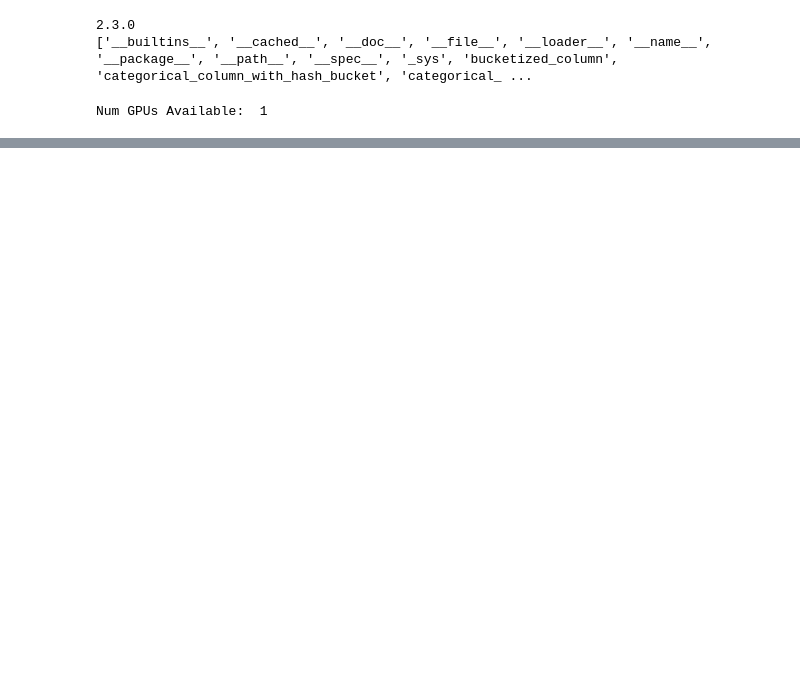
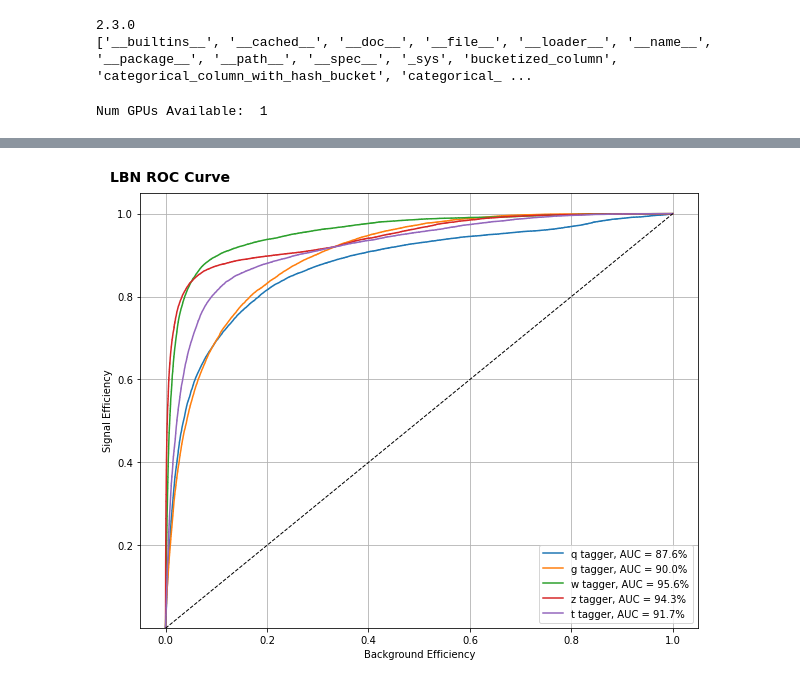
Before and after one commit to hmyin516/EPE_Machine_Learning, a Jupyter notebook: LBN/train/LBN_5Class.ipynb, the cells around one changed output, grey strips where cells are left out. Saved outputs shown, nothing was run; the diff lists cells and outputs as text; code cells hidden in the pictures; blank space fills up the shorter version.

```diff
--- a/LBN/train/LBN_5Class.ipynb
+++ b/LBN/train/LBN_5Class.ipynb
@@ -370,0 +270,5 @@ y_pred = makeRoc(x_test, y_test, labels, model, outputSuffix='lbn-5tag')
+# %%
+labels = ['j_q', 'j_g', 'j_w', 'j_z', 'j_t']
+y_pred = makeRoc(test_x, test_y, labels, model, outputSuffix='lbn-5tag')
+# %% [output]
+[figure, added]
```
Also changed, not shown: parts of 40 cells of this notebook, 1 other file.
